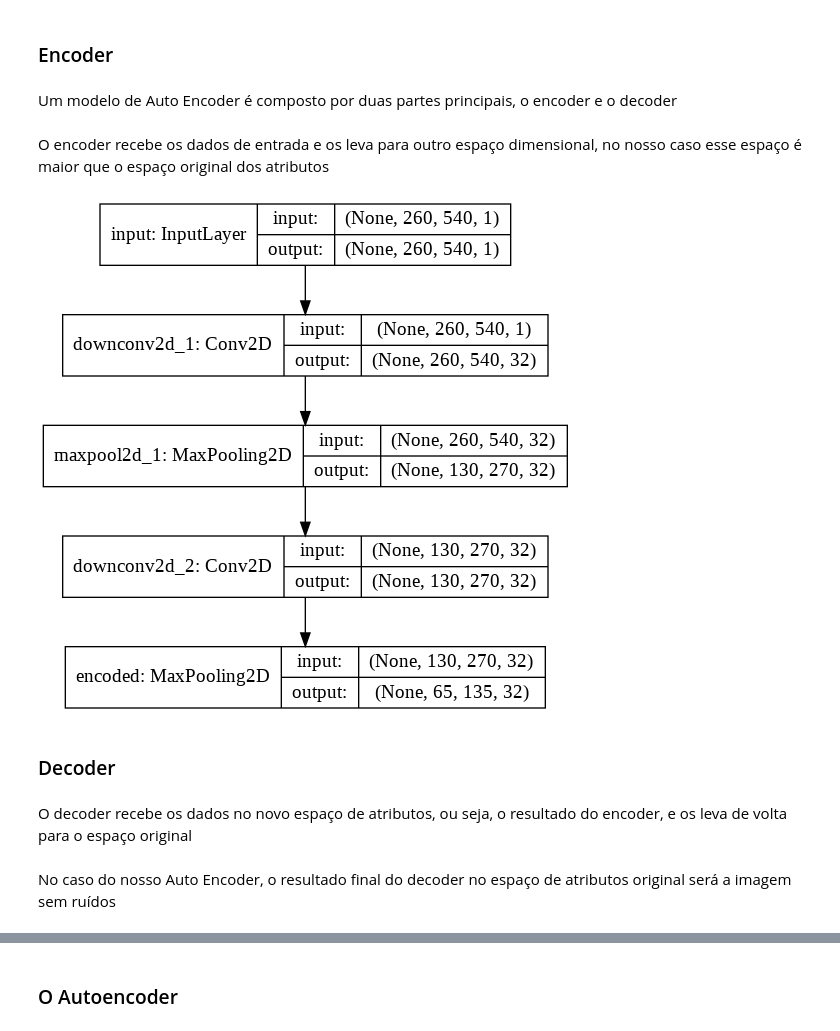
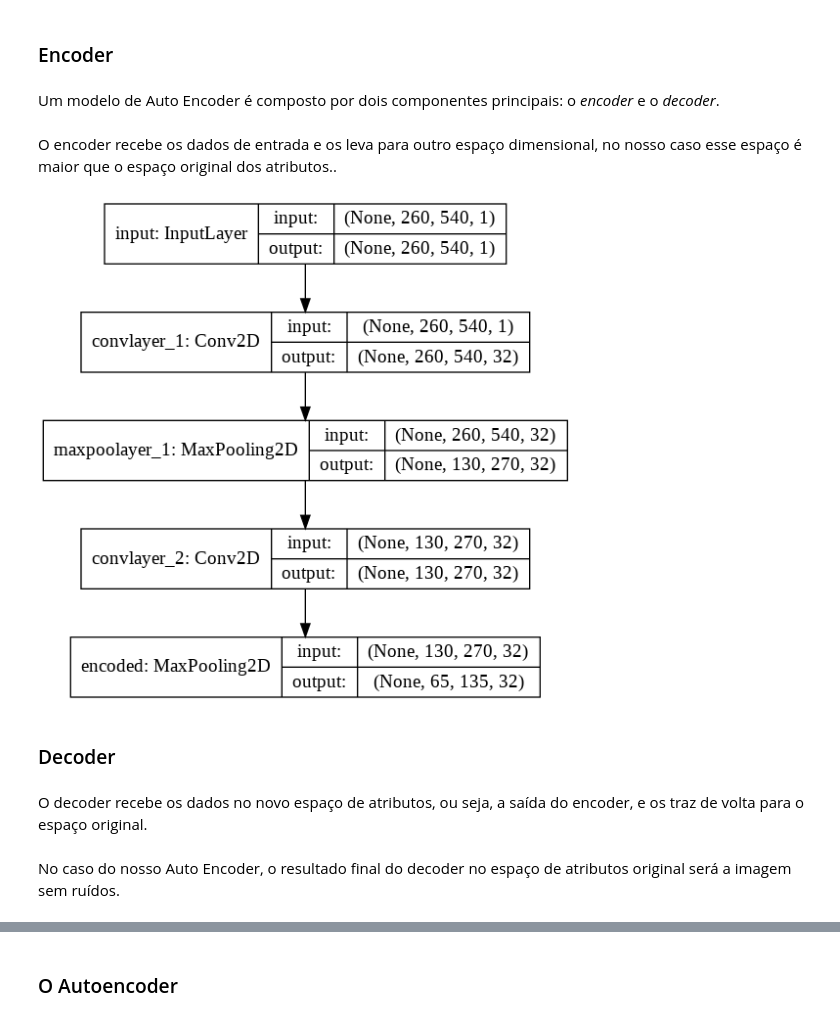
Before and after one commit to talesaraujo/autoencoder-image-denoising, a Jupyter notebook: Convolutional Denoising AE KDD.ipynb, the cells around one changed output, grey strips where cells are left out. Saved outputs shown, nothing was run; the diff lists cells and outputs as text; code cells hidden in the pictures.

```diff
--- a/Convolutional Denoising AE KDD.ipynb
+++ b/Convolutional Denoising AE KDD.ipynb
@@ -101,30 +88,30 @@ x_train.shape
 # %% [markdown]
 ### Encoder
 # %% [markdown]
-Um modelo de Auto Encoder é composto por duas partes principais, o encoder e o decoder
+Um modelo de Auto Encoder é composto por dois componentes principais: o *encoder* e o *decoder*.
 # %% [markdown]
-O encoder recebe os dados de entrada e os leva para outro espaço dimensional, no nosso caso esse espaço é maior que o espaço original dos atributos
+O encoder recebe os dados de entrada e os leva para outro espaço dimensional, no nosso caso esse espaço é maior que o espaço original dos atributos..
 # %%
 input_img = Input(shape=(IMG_WIDTH, IMG_LENGTH, 1), name='input')
 
-downConv = Conv2D(32, (3,3), activation='relu', padding='same', name='downconv2d_1')(input_img)
-downConv = MaxPooling2D((2,2), padding='same', name='maxpool2d_1')(downConv)
-downConv = Conv2D(32, (3,3), activation='relu', padding='same', name='downconv2d_2')(downConv)
+downConv = Conv2D(32, (3,3), activation='relu', padding='same', name='convlayer_1')(input_img)
+downConv = MaxPooling2D((2,2), padding='same', name='maxpoolayer_1')(downConv)
+downConv = Conv2D(32, (3,3), activation='relu', padding='same', name='convlayer_2')(downConv)
 encoded = MaxPooling2D((2,2), padding='same', name='encoded')(downConv)
 
 encoder = Model(input_img, encoded, name='encoder')
 
 
 plot_model(encoder, to_file='cae_encoder.png', show_shapes=True)
 Image(retina=False, filename='cae_encoder.png', width=535, height=516)
 # %% [output]
-[figure, old version]
+[figure, new version]
 # %% [markdown]
 ### Decoder
 # %% [markdown]
-O decoder recebe os dados no novo espaço de atributos, ou seja, o resultado do encoder, e os leva de volta para o espaço original
+O decoder recebe os dados no novo espaço de atributos, ou seja, a saída do encoder, e os traz de volta para o espaço original.
 # %% [markdown]
-No caso do nosso Auto Encoder, o resultado final do decoder no espaço de atributos original será a imagem sem ruídos
+No caso do nosso Auto Encoder, o resultado final do decoder no espaço de atributos original será a imagem sem ruídos.
 # %%
 encoded_inputs = Input(shape=(65, 135, 32), name='encoded_inputs')
 
```
Also changed, not shown: parts of 13 cells of this notebook.
